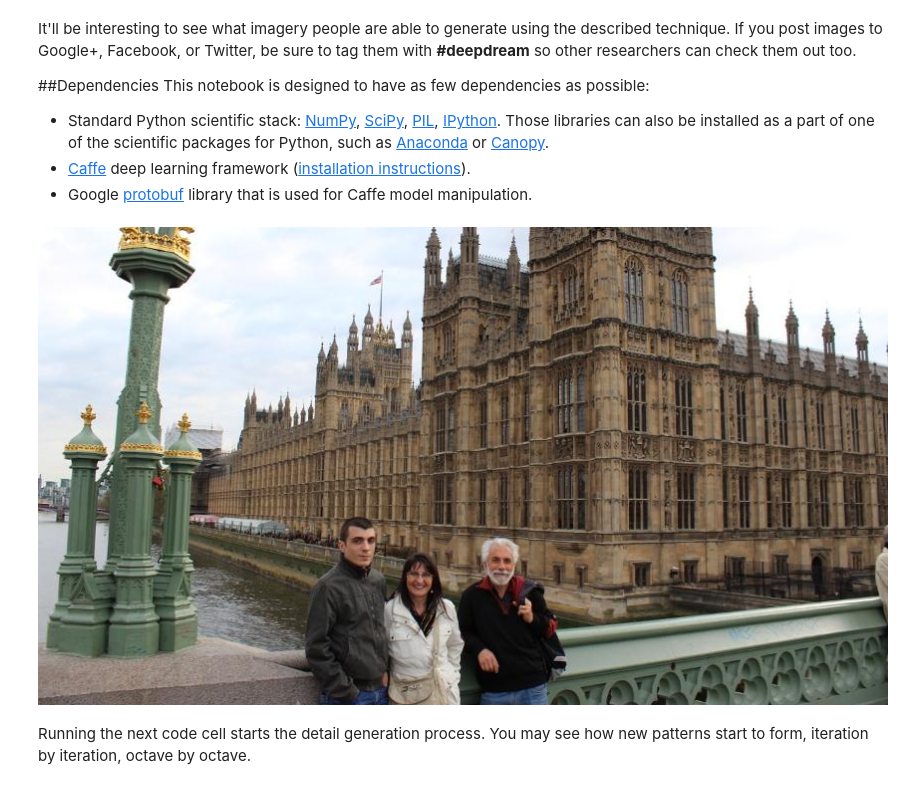
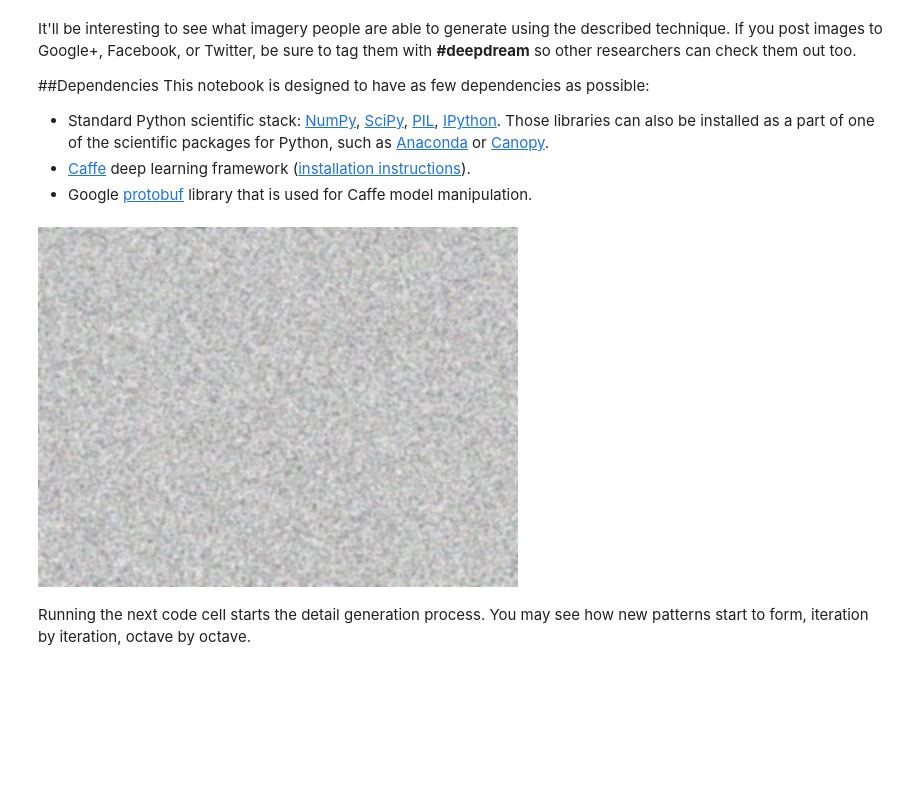
Before and after one commit to spiorf/deepdream, a Jupyter notebook: guided.ipynb, the cells around one changed output. Cells and saved outputs as stored; diff of their text form; code cells hidden in the pictures; blank space fills up the shorter version.

```diff
--- a/guided.ipynb
+++ b/guided.ipynb
@@ -83,35 +83,35 @@ def deepdream(net, base_img, iter_n=200, octave_n=5, octave_scale=1.3,
 
     src = net.blobs['data']
     detail = np.zeros_like(octaves[-1]) # allocate image for network-produced details
     for octave, octave_base in enumerate(octaves[::-1]):
         h, w = octave_base.shape[-2:]
         if octave > 0:
             # upscale details from the previous octave
             h1, w1 = detail.shape[-2:]
             detail = nd.zoom(detail, (1, 1.0*h/h1,1.0*w/w1), order=1)
 
         src.reshape(1,3,h,w) # resize the network's input image size
         src.data[0] = octave_base+detail
         for i in xrange(iter_n):
             make_step(net, end=end, clip=clip, **step_params)
 
             # visualization
             vis = deprocess(net, src.data[0])
             if not clip: # adjust image contrast if clipping is disabled
                 vis = vis*(255.0/np.percentile(vis, 99.98))
             showarray(vis)
             print octave, i, end, vis.shape
             clear_output(wait=True)
 
         # extract details produced on the current octave
         detail = src.data[0]-octave_base
     # returning the resulting image
     return deprocess(net, src.data[0])
 
-img = np.float32(PIL.Image.open('/home/spiorf/Scrivania/e.JPG'))
+img = np.float32(PIL.Image.open('/home/spiorf/Scrivania/noise2.jpg'))
 showarray(img)
 # %% [output]
-[figure, old version]
+[figure, new version]
 # %% [markdown]
 Running the next code cell starts the detail generation process. You may see how new patterns start to form, iteration by iteration, octave by octave.
 # %%
```
Also changed, not shown: parts of 2 cells of this notebook, 5 other files.
